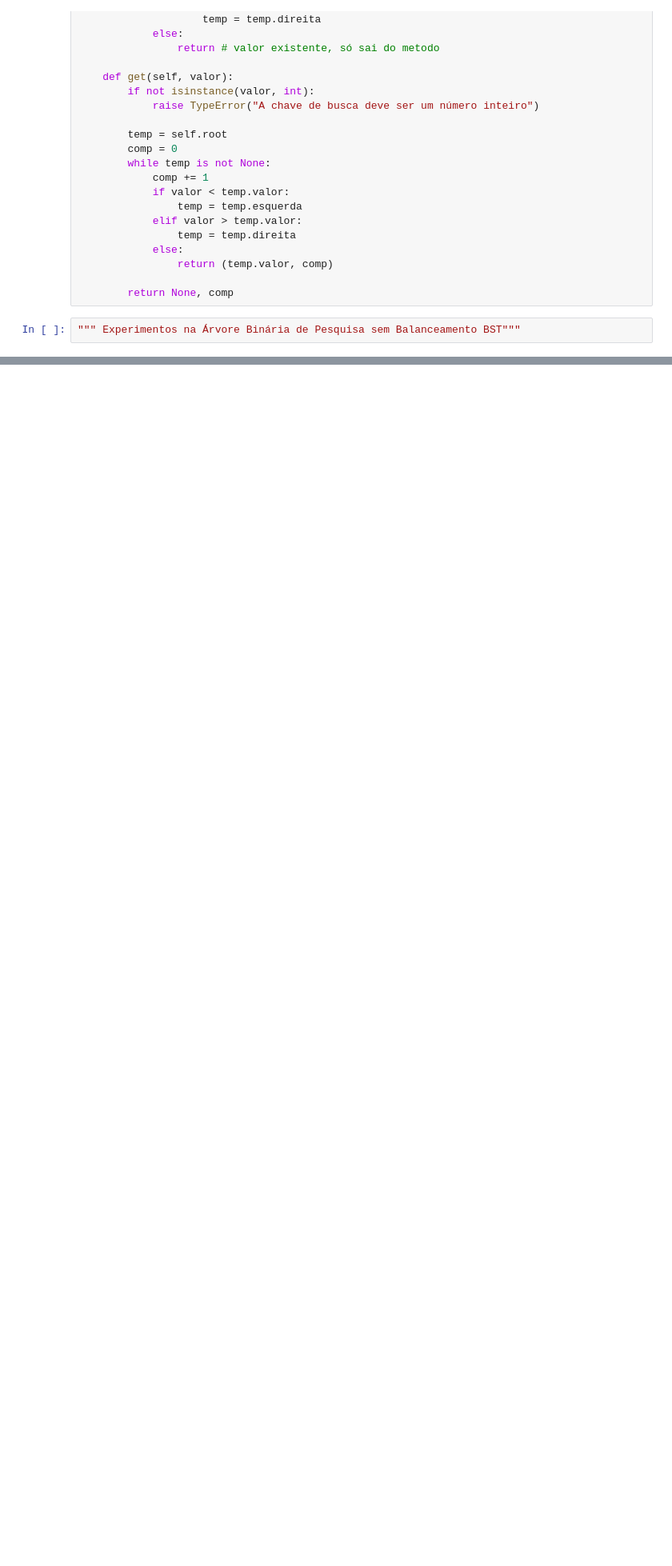
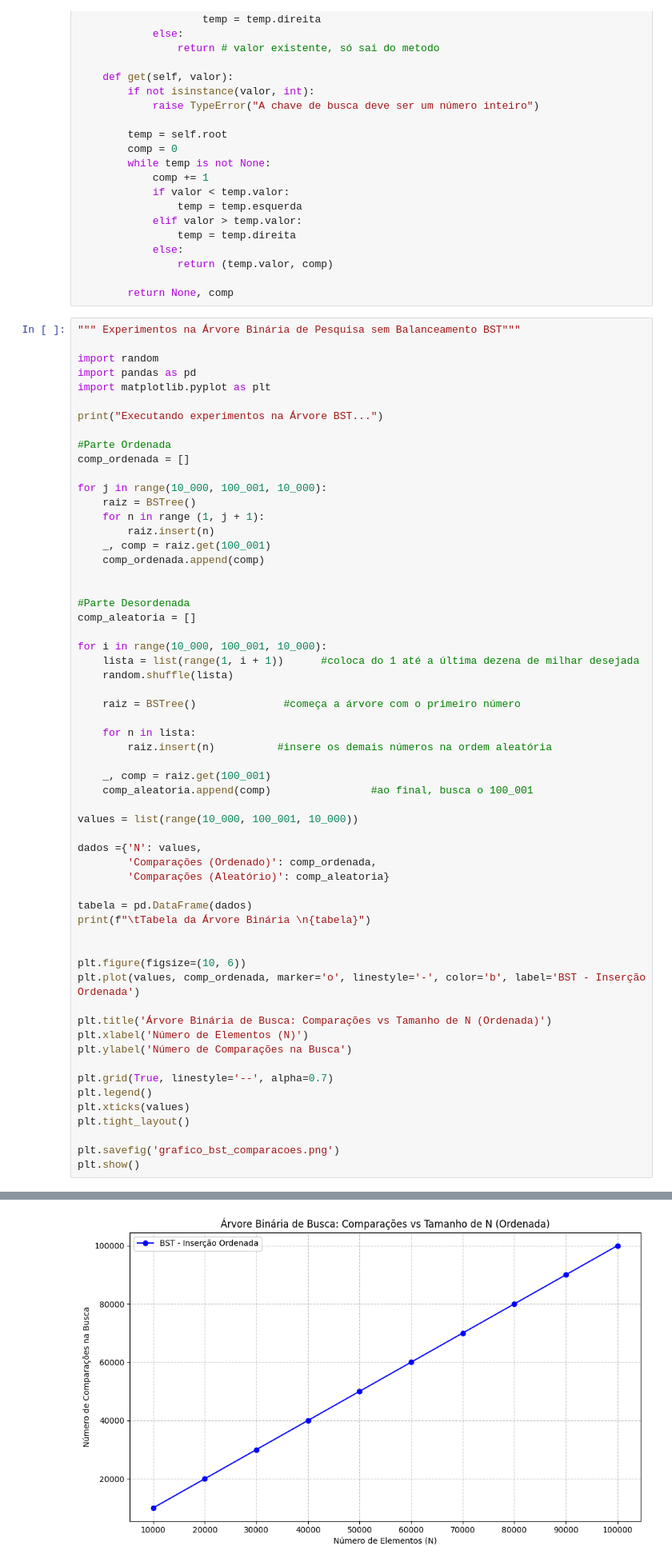
Before and after one commit to rafaelrat/avalicao1-aeds2, a Jupyter notebook: notebook.ipynb, the cells around one changed output, grey strips where cells are left out. Shown at 80% size. Drawn from its saved outputs; the diff is of its cells as text; blank space fills up the shorter version.

```diff
--- a/notebook.ipynb
+++ b/notebook.ipynb
@@ -186,4 +186,61 @@ class BSTree:
         return None, comp
 # %%
 """ Experimentos na Árvore Binária de Pesquisa sem Balanceamento BST"""
+
+import random
+import pandas as pd
+import matplotlib.pyplot as plt
+
+print("Executando experimentos na Árvore BST...")
+
+#Parte Ordenada
+comp_ordenada = []
+
+for j in range(10_000, 100_001, 10_000):
+    raiz = BSTree()
+    for n in range (1, j + 1):
+        raiz.insert(n)
+    _, comp = raiz.get(100_001)
+    comp_ordenada.append(comp)
+
+
+#Parte Desordenada
+comp_aleatoria = []
+
+for i in range(10_000, 100_001, 10_000):
+    lista = list(range(1, i + 1))      #coloca do 1 até a última dezena de milhar desejada
+    random.shuffle(lista)
+
+    raiz = BSTree()              #começa a árvore com o primeiro número
+
+    for n in lista:
+        raiz.insert(n)          #insere os demais números na ordem aleatória
+
+    _, comp = raiz.get(100_001)
+    comp_aleatoria.append(comp)                #ao final, busca o 100_001
+
+values = list(range(10_000, 100_001, 10_000))
+
+dados ={'N': values,
+        'Comparações (Ordenado)': comp_ordenada,
+        'Comparações (Aleatório)': comp_aleatoria}
+
+tabela = pd.DataFrame(dados)
+print(f"\tTabela da Árvore Binária \n{tabela}")
+
+
+plt.figure(figsize=(10, 6))
+plt.plot(values, comp_ordenada, marker='o', linestyle='-', color='b', label='BST - Inserção Ordenada')
+
+plt.title('Árvore Binária de Busca: Comparações vs Tamanho de N (Ordenada)')
+plt.xlabel('Número de Elementos (N)')
+plt.ylabel('Número de Comparações na Busca')
+
+plt.grid(True, linestyle='--', alpha=0.7)
+plt.legend()
+plt.xticks(values)
+plt.tight_layout()
+
+plt.savefig('grafico_bst_comparacoes.png')
+plt.show()
 # %% [output]
@@ -191,3 +260,4 @@ class BSTree:
+[figure, added]
 # %%
 """Experimentos na Árvore AVL"""
 
```
Also changed, not shown: parts of 2 cells of this notebook, 1 other file.
